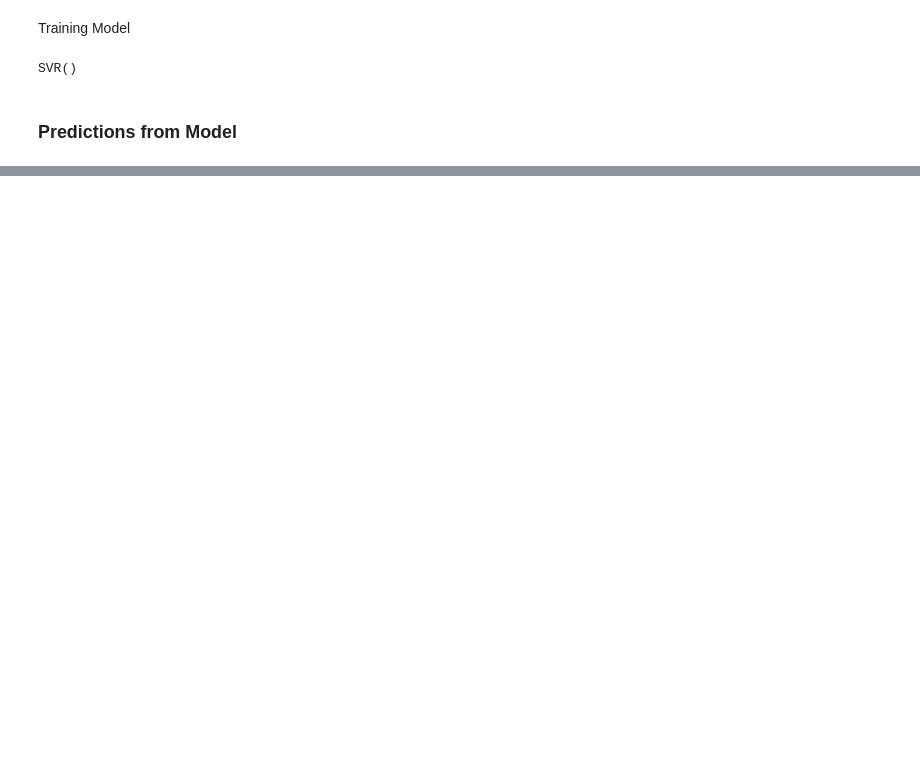
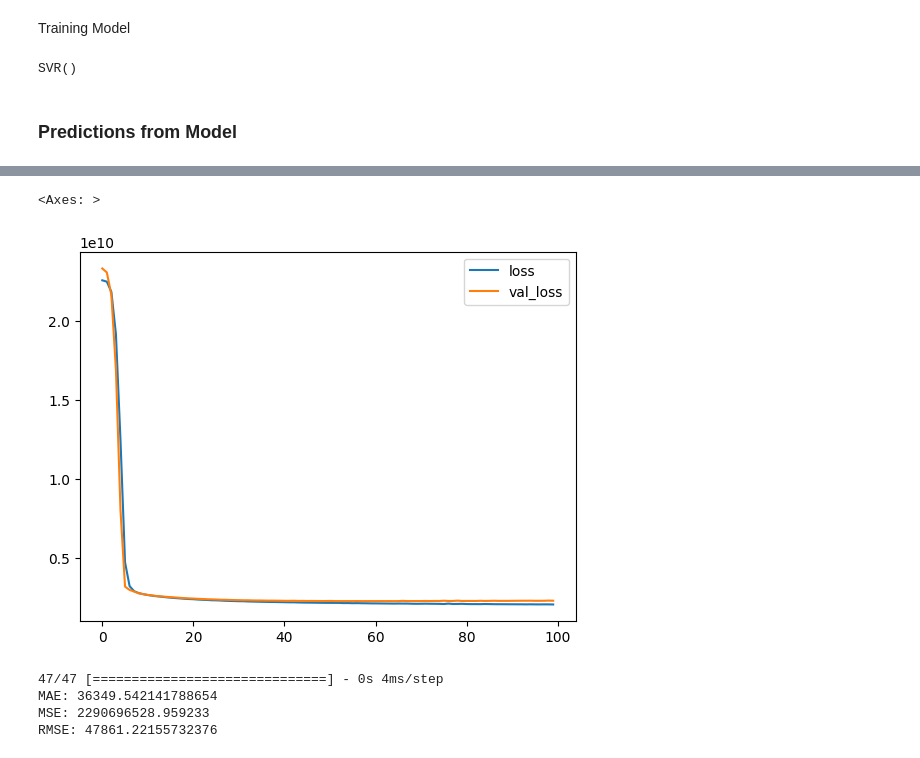
Before and after one commit to belalE/Data-Science-Salaries-Analysis, a Jupyter notebook: Data_Science_Salaries.ipynb, the cells around one changed output, grey strips where cells are left out. Cells and saved outputs as stored; diff of their text form; code cells hidden in the pictures; blank space fills up the shorter version.

```diff
--- a/Data_Science_Salaries.ipynb
+++ b/Data_Science_Salaries.ipynb
@@ -487,0 +570,17 @@ InvalidIndexError: ignored
+# %%
+from tensorflow.keras.models import Sequential
+from tensorflow.keras.layers import Dense, Activation
+from tensorflow.keras.optimizers import Adam
+
+model = Sequential()
+
+model.add(Dense(546,activation='relu'))
+model.add(Dense(365,activation='relu'))
+model.add(Dense(200,activation='relu'))
+model.add(Dense(1))
+
+model.compile(optimizer='adam',loss='mse')
+# %%
+model.fit(x=X_train,y=y_train.values,
+          validation_data=(X_test,y_test.values),
+          batch_size=128,epochs=100, verbose=0)
@@ -487,0 +606,17 @@ InvalidIndexError: ignored
+# %%
+losses = pd.DataFrame(model.history.history)
+losses.plot()
+# %% [output]
+<Axes: >
+[figure, added]
+# %%
+predictions = model.predict(X_test)
+from sklearn import metrics
+print('MAE:', metrics.mean_absolute_error(y_test, predictions ))
+print('MSE:', metrics.mean_squared_error(y_test, predictions ))
+print('RMSE:', np.sqrt(metrics.mean_squared_error(y_test, predictions )))
+# %% [output]
+47/47 [==============================] - 0s 4ms/step
+MAE: 36349.542141788654
+MSE: 2290696528.959233
+RMSE: 47861.22155732376
```
Also changed, not shown: parts of 55 cells of this notebook.
